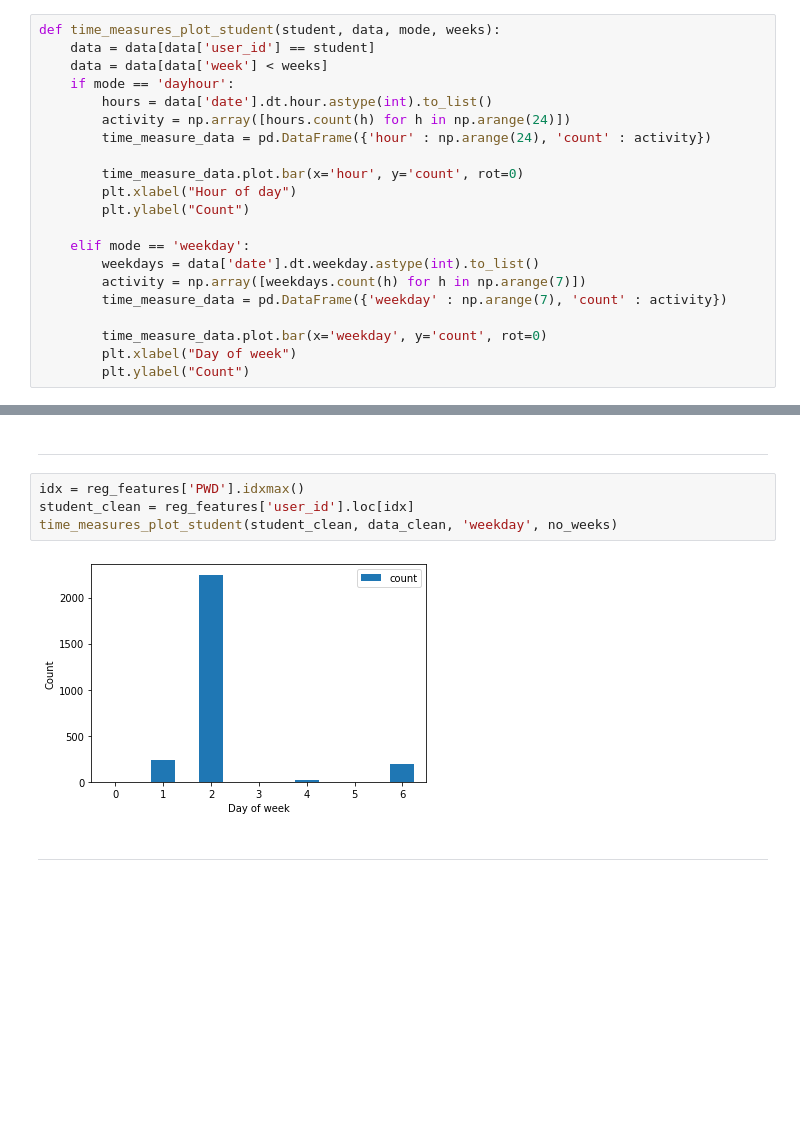
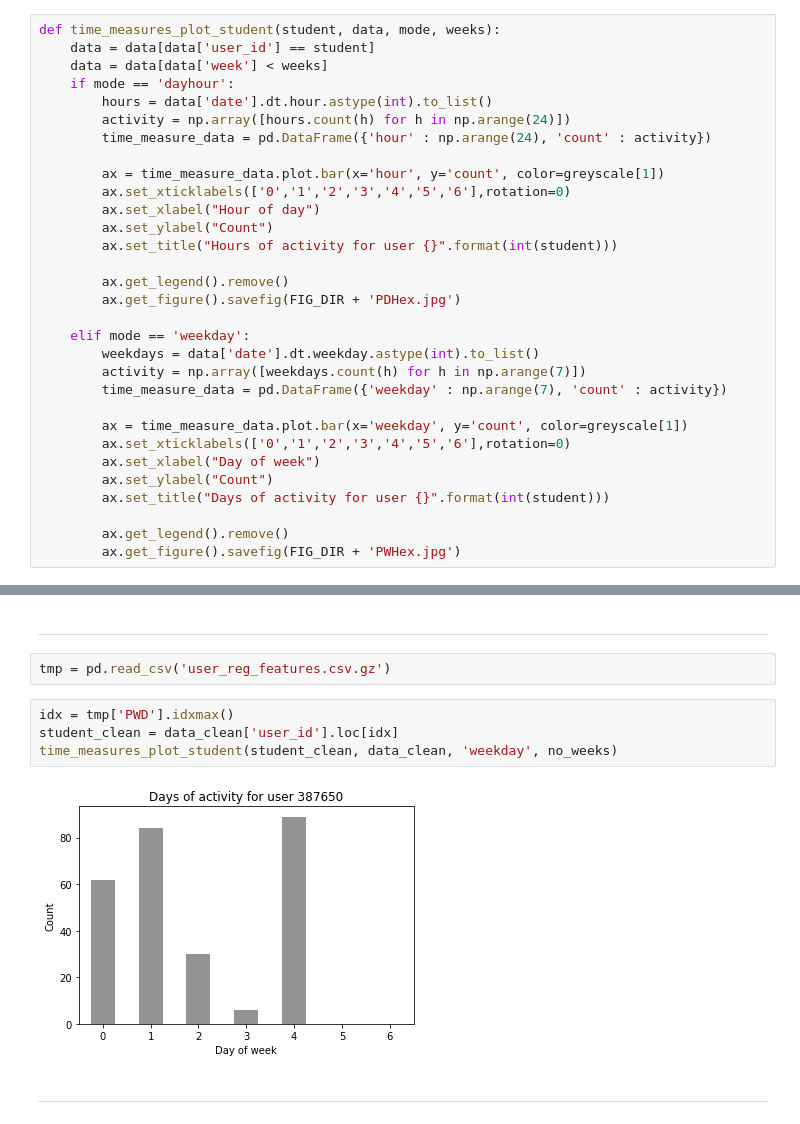
Before and after one commit to ML4BD/milestone-4-roguesgallery, a Jupyter notebook: notebooks/Milestone04/m4_lernnavi_342485.ipynb, the cells around one changed output, grey strips where cells are left out. Cells and saved outputs as stored; diff of their text form; blank space fills up the shorter version.

```diff
--- a/notebooks/Milestone04/m4_lernnavi_342485.ipynb
+++ b/notebooks/Milestone04/m4_lernnavi_342485.ipynb
@@ -304,18 +304,28 @@ def time_measures_plot_student(student, data, mode, weeks):
         activity = np.array([hours.count(h) for h in np.arange(24)])
         time_measure_data = pd.DataFrame({'hour' : np.arange(24), 'count' : activity})
 
-        time_measure_data.plot.bar(x='hour', y='count', rot=0)
-        plt.xlabel("Hour of day")
-        plt.ylabel("Count")
+        ax = time_measure_data.plot.bar(x='hour', y='count', color=greyscale[1])
+        ax.set_xticklabels(['0','1','2','3','4','5','6'],rotation=0)
+        ax.set_xlabel("Hour of day")
+        ax.set_ylabel("Count")
+        ax.set_title("Hours of activity for user {}".format(int(student)))
+
+        ax.get_legend().remove()
+        ax.get_figure().savefig(FIG_DIR + 'PDHex.jpg')
 
     elif mode == 'weekday':
         weekdays = data['date'].dt.weekday.astype(int).to_list()
         activity = np.array([weekdays.count(h) for h in np.arange(7)])
         time_measure_data = pd.DataFrame({'weekday' : np.arange(7), 'count' : activity})
 
-        time_measure_data.plot.bar(x='weekday', y='count', rot=0)
-        plt.xlabel("Day of week")
-        plt.ylabel("Count")
+        ax = time_measure_data.plot.bar(x='weekday', y='count', color=greyscale[1])
+        ax.set_xticklabels(['0','1','2','3','4','5','6'],rotation=0)
+        ax.set_xlabel("Day of week")
+        ax.set_ylabel("Count")
+        ax.set_title("Days of activity for user {}".format(int(student)))
+
+        ax.get_legend().remove()
+        ax.get_figure().savefig(FIG_DIR + 'PWHex.jpg')
 # %%
 def create_week_number(d):
     return (d.isocalendar()[0] - 2021) * 53 + d.isocalendar()[1] - 1
@@ -503,12 +514,14 @@ os.getcwd()
 os.chdir('/Users/kc/Documents/milestone-4-roguesgallery/data/raw')
 # %% [markdown]
 ---
+# %%
+tmp = pd.read_csv('user_reg_features.csv.gz')
 # %%
-idx = reg_features['PWD'].idxmax()
-student_clean = reg_features['user_id'].loc[idx]
+idx = tmp['PWD'].idxmax()
+student_clean = data_clean['user_id'].loc[idx]
 time_measures_plot_student(student_clean, data_clean, 'weekday', no_weeks)
 # %% [output]
-[figure, old version]
+[figure, new version]
 # %% [markdown]
 ---
 # %% [markdown]
```
Also changed, not shown: parts of 3 cells of this notebook, 1 other file.
